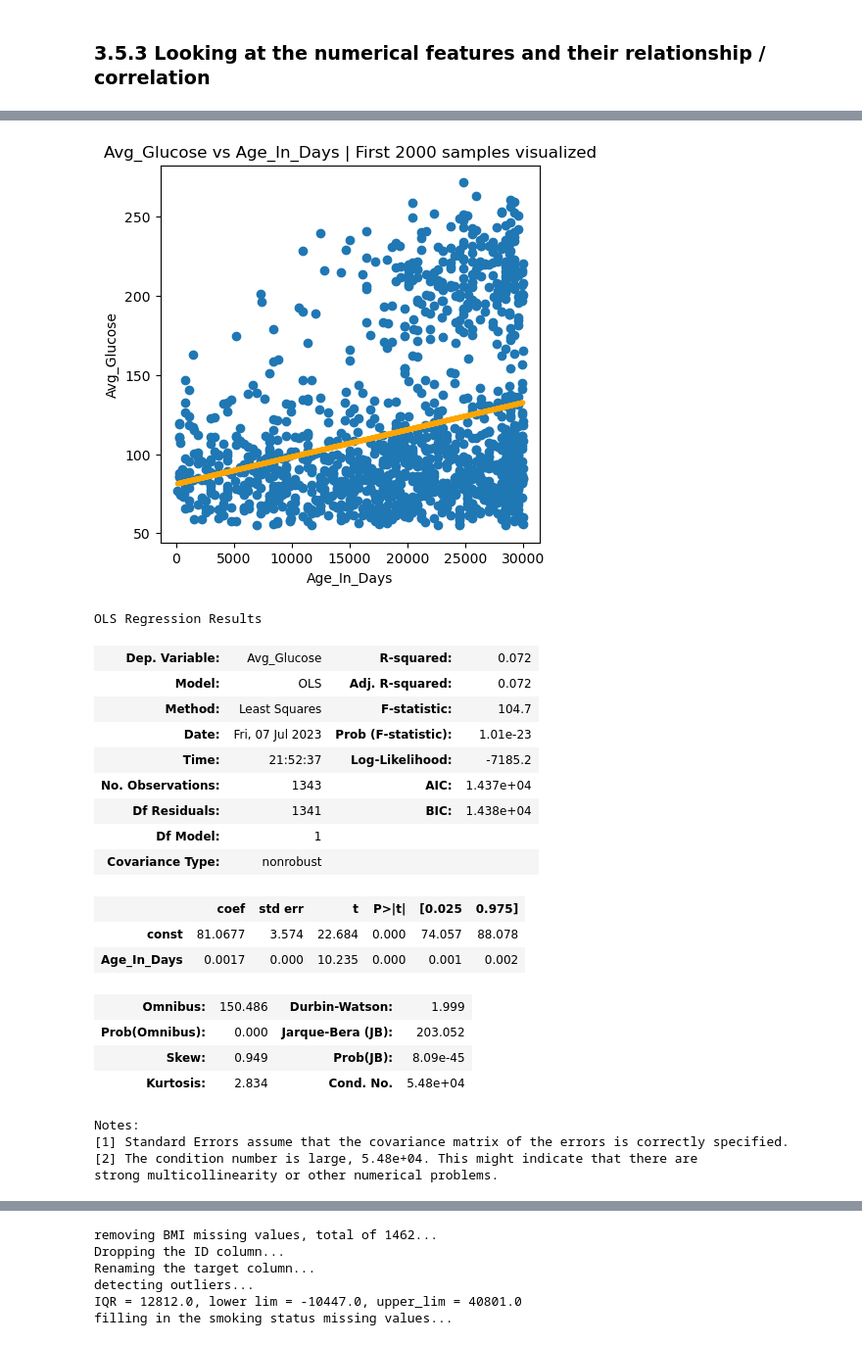
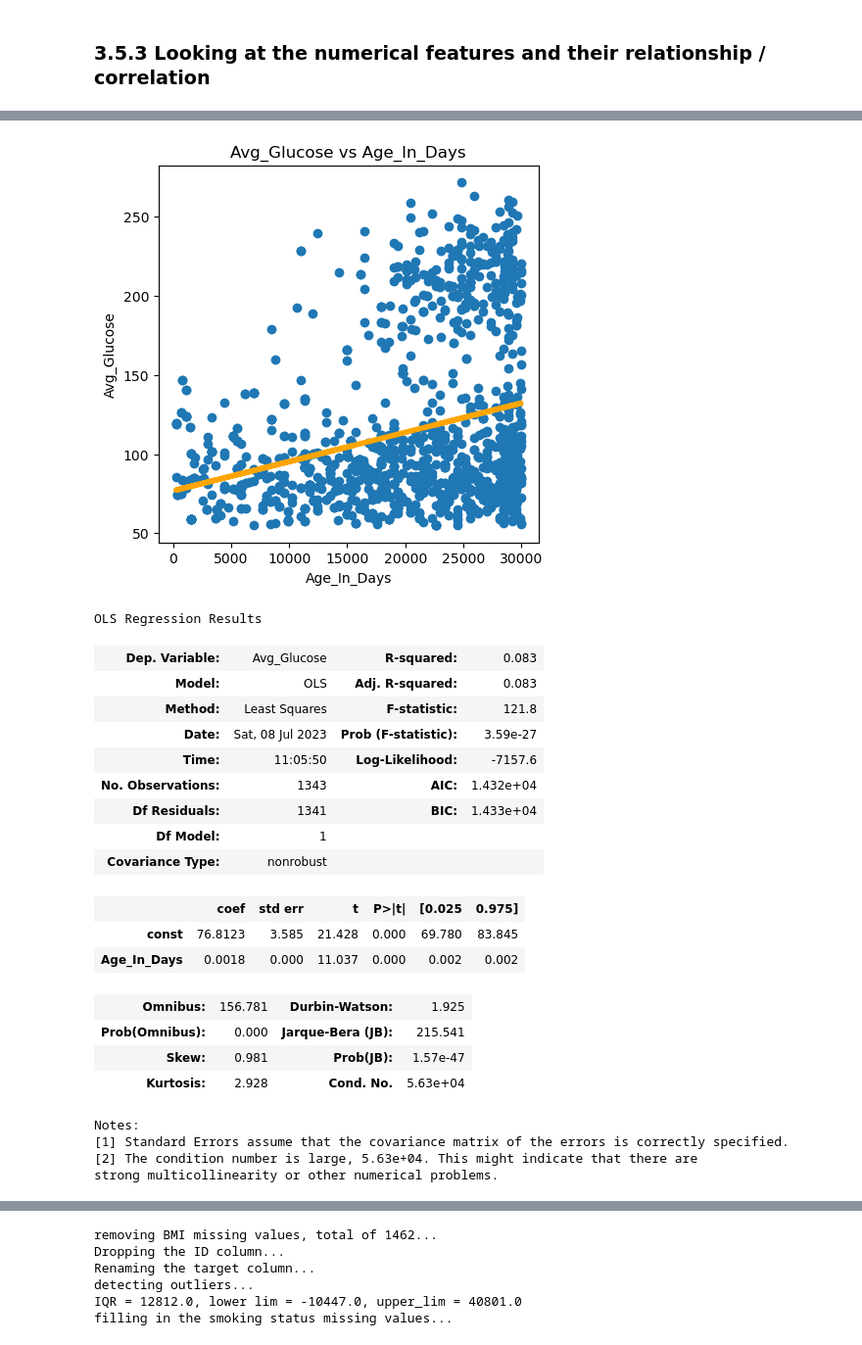
Before and after one commit to johnnys7n/Data-Scientist-Case-Study, a Jupyter notebook: Roche-Case-Study-Project.ipynb, the cells around one changed output, grey strips where cells are left out. Shown at 98% size. Saved outputs shown, nothing was run; the diff lists cells and outputs as text; code cells hidden in the pictures.

```diff
--- a/Roche-Case-Study-Project.ipynb
+++ b/Roche-Case-Study-Project.ipynb
@@ -560,12 +551,12 @@ sns.heatmap(corr_mat_num, annot = True, cmap = 'Blues');
 # %%
 # creating a function for looking at feature variabilitiy
-def feature_variability(column_x, column_y):
+def feature_variability(data, column_x, column_y):
     '''
     Outputs the results of the OLS regression summary and visualizes this as a scatterplot
     '''
     # fitting the OLS variables
-    corr_y = df_tmp[column_y][:2000]
-    corr_x = df_tmp[column_x][:2000]
+    corr_y = data[column_y]
+    corr_x = data[column_x]
 
     x_stat = sm.add_constant(corr_x)
     results = sm.OLS(corr_y, x_stat).fit()
@@ -577,7 +568,7 @@ def feature_variability(column_x, column_y):
     fig, ax = plt.subplots(figsize=(5,5))
     ax = plt.scatter(corr_x, corr_y)
     fig = plt.plot(corr_x, y_hat, lw = 4, c = 'orange', label = 'regression line')
-    plt.title(f'{column_y} vs {column_x} | First 2000 samples visualized')
+    plt.title(f'{column_y} vs {column_x}')
     plt.ylabel(column_y)
     plt.xlabel(column_x)
     plt.xticks(rotation=0)
@@ -612,28 +603,28 @@ Notes:
 strong multicollinearity or other numerical problems.
 # %%
-feature_variability(column_x = 'Age_In_Days',
+feature_variability(df_tmp, column_x = 'Age_In_Days',
                    column_y = 'Avg_Glucose')
 # %% [output]
-[figure, old version]
+[figure, new version]
 OLS Regression Results
-| Dep. Variable: | Avg_Glucose | R-squared: | 0.072 |
-| Model: | OLS | Adj. R-squared: | 0.072 |
-| Method: | Least Squares | F-statistic: | 104.7 |
-| Date: | Fri, 07 Jul 2023 | Prob (F-statistic): | 1.01e-23 |
-| Time: | 21:52:37 | Log-Likelihood: | -7185.2 |
-| No. Observations: | 1343 | AIC: | 1.437e+04 |
-| Df Residuals: | 1341 | BIC: | 1.438e+04 |
+| Dep. Variable: | Avg_Glucose | R-squared: | 0.083 |
+| Model: | OLS | Adj. R-squared: | 0.083 |
+| Method: | Least Squares | F-statistic: | 121.8 |
+| Date: | Sat, 08 Jul 2023 | Prob (F-statistic): | 3.59e-27 |
+| Time: | 11:05:50 | Log-Likelihood: | -7157.6 |
+| No. Observations: | 1343 | AIC: | 1.432e+04 |
+| Df Residuals: | 1341 | BIC: | 1.433e+04 |
 | Df Model: | 1 |  |  |
 | Covariance Type: | nonrobust |  |  |
 |  | coef | std err | t | P>|t| | [0.025 | 0.975] |
-| const | 81.0677 | 3.574 | 22.684 | 0.000 | 74.057 | 88.078 |
-| Age_In_Days | 0.0017 | 0.000 | 10.235 | 0.000 | 0.001 | 0.002 |
+| const | 76.8123 | 3.585 | 21.428 | 0.000 | 69.780 | 83.845 |
+| Age_In_Days | 0.0018 | 0.000 | 11.037 | 0.000 | 0.002 | 0.002 |
-| Omnibus: | 150.486 | Durbin-Watson: | 1.999 |
-| Prob(Omnibus): | 0.000 | Jarque-Bera (JB): | 203.052 |
-| Skew: | 0.949 | Prob(JB): | 8.09e-45 |
-| Kurtosis: | 2.834 | Cond. No. | 5.48e+04 |
+| Omnibus: | 156.781 | Durbin-Watson: | 1.925 |
+| Prob(Omnibus): | 0.000 | Jarque-Bera (JB): | 215.541 |
+| Skew: | 0.981 | Prob(JB): | 1.57e-47 |
+| Kurtosis: | 2.928 | Cond. No. | 5.63e+04 |
 Notes:
 [1] Standard Errors assume that the covariance matrix of the errors is correctly specified.
-[2] The condition number is large, 5.48e+04. This might indicate that there are
+[2] The condition number is large, 5.63e+04. This might indicate that there are
 strong multicollinearity or other numerical problems.
 # %%
```
Also changed, not shown: parts of 21 cells of this notebook, 1 other file.
